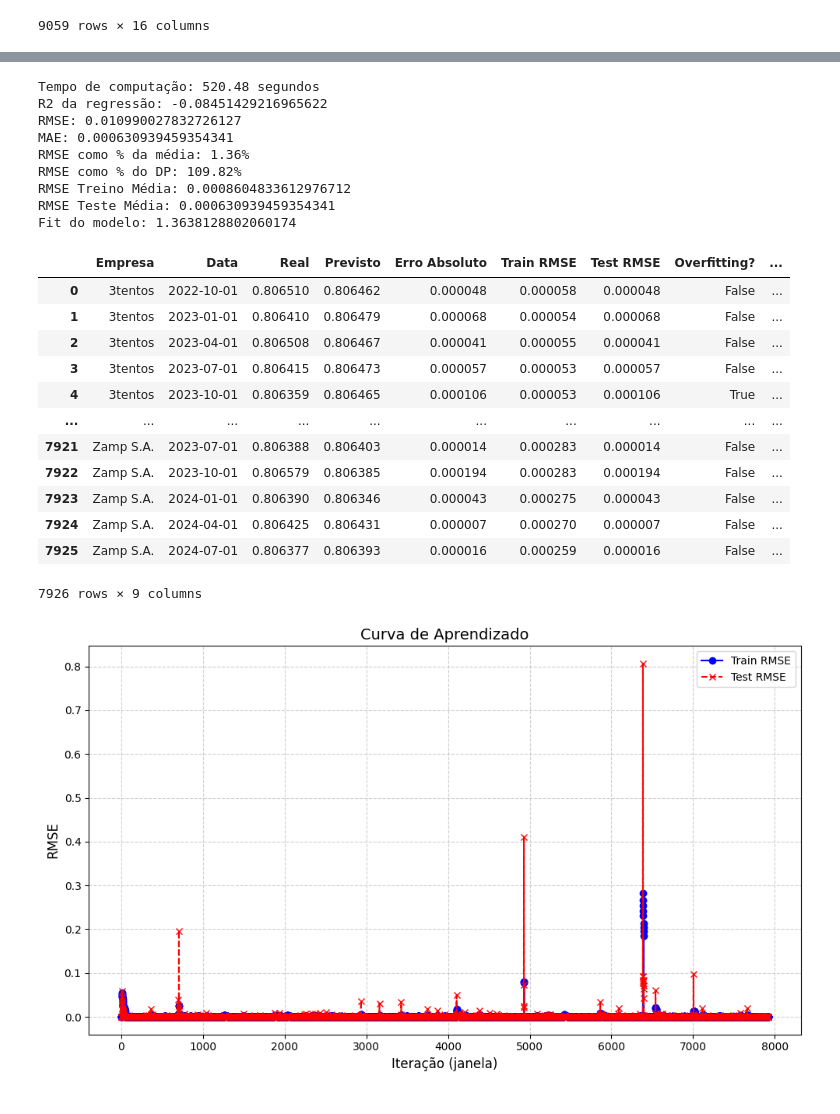
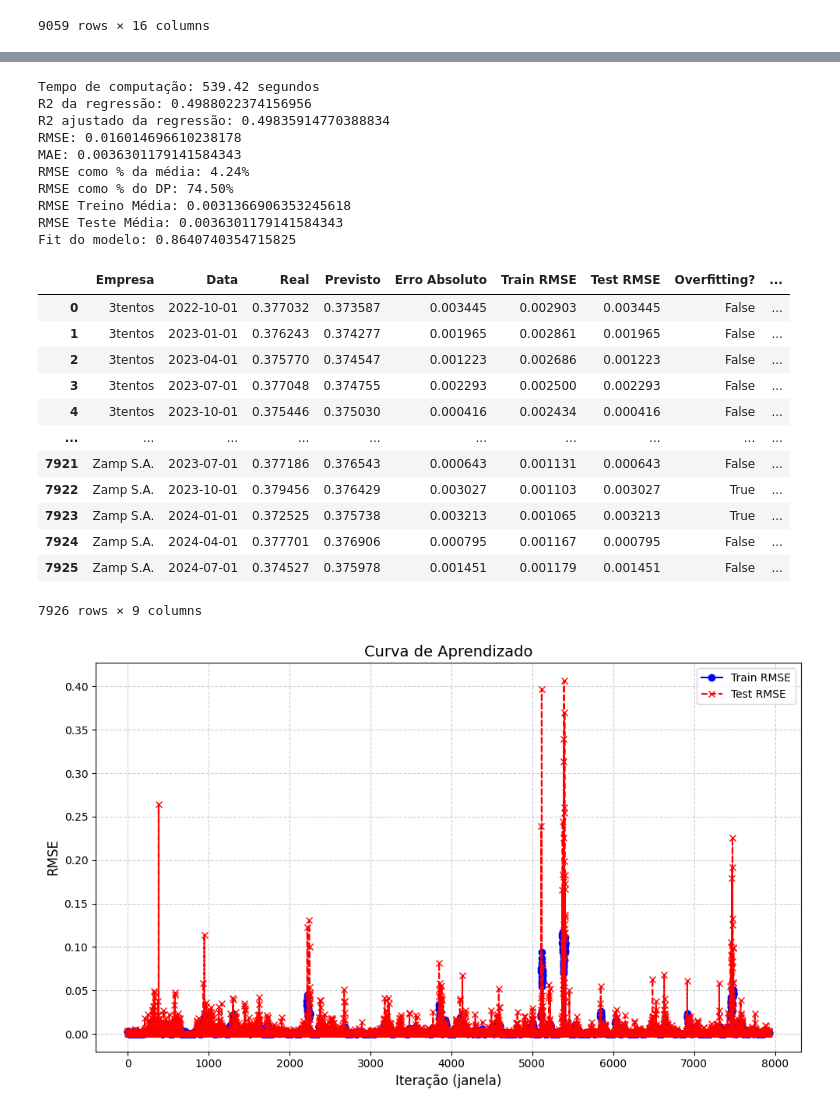
Before and after one commit to CHAnnnelch/IC_predicao_FCF, a Jupyter notebook: 05_RandomForest.ipynb, the cells around one changed output, grey strips where cells are left out. Cells and saved outputs as stored; diff of their text form; code cells hidden in the pictures.

```diff
--- a/05_RandomForest.ipynb
+++ b/05_RandomForest.ipynb
@@ -172,3 +172,13 @@ df
 | 9059 | Zamp S.A. | 2024-04-01 | 0.218116 | 0.007386 | 0.203514 | 0.001775 | 0.588745 | 0.603527 | 0.359970 | 0.377701 | 0.235882 | ... |
 | 9060 | Zamp S.A. | 2024-07-01 | 0.217948 | 0.008863 | 0.203356 | 0.001210 | 0.588203 | 0.603532 | 0.359759 | 0.374527 | 0.235842 | ... |
 9059 rows × 16 columns
+# %%
+var = ['FCLF']
+
+df = df.sort_values(['Nome', 'Data'])
+df['lag_fclf'] = df.groupby('Nome')[var].shift(1)
+df['ma_fclf'] = df.groupby('Nome')[var].transform(lambda x: x.shift(1).rolling(3).mean())
+
+df['lag_fclf'] = df['lag_fclf'].fillna(method='bfill')
+df['ma_fclf'] = df['ma_fclf'].fillna(method='bfill')
+df
@@ -174,0 +199,10 @@ df
+# %%
+var = ['FCLA']
+
+df = df.sort_values(['Nome', 'Data'])
+df['lag_fcla'] = df.groupby('Nome')[var].shift(1)
+df['ma_fcla'] = df.groupby('Nome')[var].transform(lambda x: x.shift(1).rolling(3).mean())
+
+df['lag_fcla'] = df['lag_fcla'].fillna(method='bfill')
+df['ma_fcla'] = df['ma_fcla'].fillna(method='bfill')
+df
@@ -183,12 +231,12 @@ import pandas as pd
 
 warnings.simplefilter(action='ignore', category=FutureWarning)
 
-target_var = 'g_FCLF'
+target_var = 'FCLF'
 
 k = 4  # tamanho mínimo da janela de treino
 
 def expanding_window_forecast_rf(df, target_col=target_var, empresa_col='Nome', date_col='Data',
-                               min_train_size=k, horizon=1, features=['g_FCLF', 'ROE', 'LG', 'GMV', 'DE', 'lag_g_fclf', 'ma_g_fclf']):
+                               min_train_size=k, horizon=1, features=['FCLF', 'ROE', 'LG', 'GMV', 'DE', 'lag_fclf', 'ma_fclf']):
     results = []
 
     for empresa_id, grupo in df.groupby(empresa_col):
@@ -245,54 +293,55 @@ def expanding_window_forecast_rf(df, target_col=target_var, empresa_col='Nome',
 media = df[target_var].mean()
 dp = df[target_var].std()
 
 start = time.time()
 resultado = expanding_window_forecast_rf(df)
 end = time.time()
 
 print(f'Tempo de computação: {end - start:.2f} segundos')
 
 rmse = mean_squared_error(resultado['Real'], resultado['Previsto'], squared=False)
 mae = mean_absolute_error(resultado['Real'], resultado['Previsto'])
 r2 = r2_score(resultado['Real'], resultado['Previsto'])
 
 n = len(resultado)
-p = len(['g_FCLF', 'ROE', 'LG', 'GMV', 'DE', 'lag_g_fclf', 'ma_g_fclf'])
+p = len(['FCLF', 'ROE', 'LG', 'GMV', 'DE', 'lag_fclf', 'ma_fclf'])
 r2_adj = 1 - (1 - r2) * (n - 1) / (n - p - 1)
 
 train_rmse_media = resultado['Train RMSE'].mean()
 test_rmse_media = resultado['Test RMSE'].mean()
 print(f'R2 da regressão: {r2}')
 print(f'R2 ajustado da regressão: {r2_adj}')
 print(f'RMSE: {rmse}')
 print(f'MAE: {mae}')
 print(f'RMSE como % da média: {(rmse/media)*100:.2f}%')
 print(f'RMSE como % do DP: {(rmse/dp)*100:.2f}%')
 print(f'RMSE Treino Média: {train_rmse_media}')
 print(f'RMSE Teste Média: {test_rmse_media}')
 print(f'Fit do modelo: {train_rmse_media/test_rmse_media}')
 resultado
 # %% [output]
-Tempo de computação: 520.48 segundos
-R2 da regressão: -0.08451429216965622
-RMSE: 0.010990027832726127
-MAE: 0.000630939459354341
-RMSE como % da média: 1.36%
-RMSE como % do DP: 109.82%
-RMSE Treino Média: 0.0008604833612976712
-RMSE Teste Média: 0.000630939459354341
-Fit do modelo: 1.3638128802060174
+Tempo de computação: 539.42 segundos
+R2 da regressão: 0.4988022374156956
+R2 ajustado da regressão: 0.49835914770388834
+RMSE: 0.016014696610238178
+MAE: 0.0036301179141584343
+RMSE como % da média: 4.24%
+RMSE como % do DP: 74.50%
+RMSE Treino Média: 0.0031366906353245618
+RMSE Teste Média: 0.0036301179141584343
+Fit do modelo: 0.8640740354715825
 |  | Empresa | Data | Real | Previsto | Erro Absoluto | Train RMSE | Test RMSE | Overfitting? | ... |
-| 0 | 3tentos | 2022-10-01 | 0.806510 | 0.806462 | 0.000048 | 0.000058 | 0.000048 | False | ... |
-| 1 | 3tentos | 2023-01-01 | 0.806410 | 0.806479 | 0.000068 | 0.000054 | 0.000068 | False | ... |
-| 2 | 3tentos | 2023-04-01 | 0.806508 | 0.806467 | 0.000041 | 0.000055 | 0.000041 | False | ... |
-| 3 | 3tentos | 2023-07-01 | 0.806415 | 0.806473 | 0.000057 | 0.000053 | 0.000057 | False | ... |
-| 4 | 3tentos | 2023-10-01 | 0.806359 | 0.806465 | 0.000106 | 0.000053 | 0.000106 | True | ... |
+| 0 | 3tentos | 2022-10-01 | 0.377032 | 0.373587 | 0.003445 | 0.002903 | 0.003445 | False | ... |
+| 1 | 3tentos | 2023-01-01 | 0.376243 | 0.374277 | 0.001965 | 0.002861 | 0.001965 | False | ... |
+| 2 | 3tentos | 2023-04-01 | 0.375770 | 0.374547 | 0.001223 | 0.002686 | 0.001223 | False | ... |
+| 3 | 3tentos | 2023-07-01 | 0.377048 | 0.374755 | 0.002293 | 0.002500 | 0.002293 | False | ... |
+| 4 | 3tentos | 2023-10-01 | 0.375446 | 0.375030 | 0.000416 | 0.002434 | 0.000416 | False | ... |
 | ... | ... | ... | ... | ... | ... | ... | ... | ... | ... |
-| 7921 | Zamp S.A. | 2023-07-01 | 0.806388 | 0.806403 | 0.000014 | 0.000283 | 0.000014 | False | ... |
-| 7922 | Zamp S.A. | 2023-10-01 | 0.806579 | 0.806385 | 0.000194 | 0.000283 | 0.000194 | False | ... |
-| 7923 | Zamp S.A. | 2024-01-01 | 0.806390 | 0.806346 | 0.000043 | 0.000275 | 0.000043 | False | ... |
-| 7924 | Zamp S.A. | 2024-04-01 | 0.806425 | 0.806431 | 0.000007 | 0.000270 | 0.000007 | False | ... |
-| 7925 | Zamp S.A. | 2024-07-01 | 0.806377 | 0.806393 | 0.000016 | 0.000259 | 0.000016 | False | ... |
+| 7921 | Zamp S.A. | 2023-07-01 | 0.377186 | 0.376543 | 0.000643 | 0.001131 | 0.000643 | False | ... |
+| 7922 | Zamp S.A. | 2023-10-01 | 0.379456 | 0.376429 | 0.003027 | 0.001103 | 0.003027 | True | ... |
+| 7923 | Zamp S.A. | 2024-01-01 | 0.372525 | 0.375738 | 0.003213 | 0.001065 | 0.003213 | True | ... |
+| 7924 | Zamp S.A. | 2024-04-01 | 0.377701 | 0.376906 | 0.000795 | 0.001167 | 0.000795 | False | ... |
+| 7925 | Zamp S.A. | 2024-07-01 | 0.374527 | 0.375978 | 0.001451 | 0.001179 | 0.001451 | False | ... |
 7926 rows × 9 columns
 # %%
 resultado.to_csv('RF_resultados_FCLF.csv')
@@ -310,7 +359,7 @@ plt.grid(True, linestyle='--', alpha=0.6)
 plt.tight_layout()
 plt.show()
 # %% [output]
-[figure, old version]
+[figure, new version]
 # %%
 plt.figure(figsize=(6, 6))
 plt.scatter(resultado['Real'], resultado['Previsto'], alpha=0.6)
```
Also changed, not shown: parts of 6 cells of this notebook, 11 other files.
